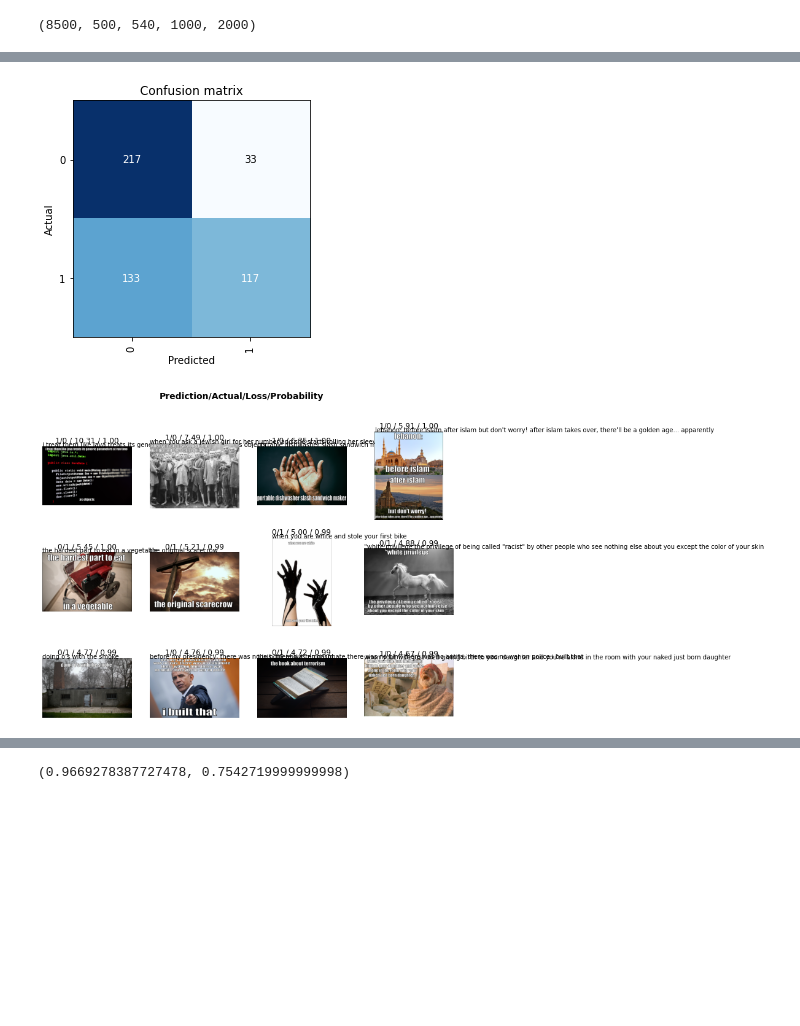
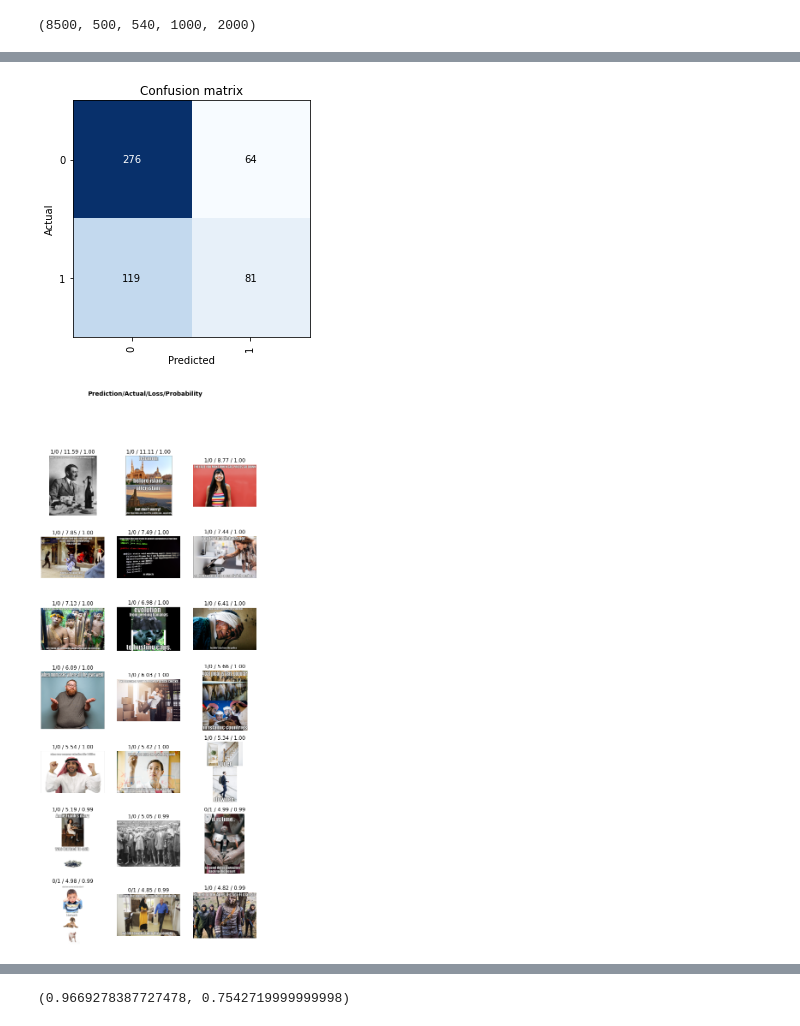
Before and after one commit to slawekslex/dl_experiments, a Jupyter notebook: Hateful/VLP.ipynb, the cells around one changed output, grey strips where cells are left out. Cells and saved outputs as stored; diff of their text form; code cells hidden in the pictures; blank space fills up the shorter version.

```diff
--- a/Hateful/VLP.ipynb
+++ b/Hateful/VLP.ipynb
@@ -40,7 +40,7 @@ class ArgDummy(dict):
         return self[attr]
 args = ArgDummy()
 DATA_ROOT = '/mnt/ssd/data'
-HATE_FEAT_PATH = Path('/home/jupyter/hateful_features/region_feat_gvd_wo_bgd')
+HATE_FEAT_PATH = Path('/home/jupyter/hateful_features_p2/region_feat_gvd_wo_bgd')
 
 args['bert_model'] = 'bert-base-cased' #Bert pre-trained model selected
 args['seed'] = 123 #random seed for initialization
@@ -129,9 +129,10 @@ len(train), len(dev_seen),len(dev_unseen),len(test_seen),len(test_unseen)
 (8500, 500, 540, 1000, 2000)
 # %%
 train['is_valid'] = False
-dev_seen['is_valid'] = False
+#dev_seen['is_valid'] = False
 dev_unseen['is_valid']=True
-data = pd.concat([train, dev_seen, dev_unseen])
+#data = pd.concat([train, dev_seen, dev_unseen])
+data = pd.concat([train, dev_unseen])
 # %%
 def load(idx, proc, q=None):
     return load_from_row(data.iloc[idx],proc, tokenizer, q)
@@ -249,0 +247,3 @@ Path('models/attempt23.pth')
+# %%
+#learn.save('attempt24')
+learn.load('attempt24')
@@ -280,7 +269,7 @@ weighted avg       0.70      0.67      0.65       500
 # %%
 interp.plot_confusion_matrix()
 # %% [output]
-[figure, old version]
+[figure, new version]
 # %%
 def plot_top_lossesss(self, k, largest=True, **kwargs):
         losses,idx = self.top_losses(k, largest)
@@ -295,9 +284,9 @@ def plot_top_lossesss(self, k, largest=True, **kwargs):
         x1,y1,outs = self.dl._pre_show_batch(b_out, max_n=k)
         plot_top_losses(x, y, its, self.decoded[idx], self.preds[idx], losses,  **kwargs)
 # %%
-plot_top_lossesss(interp, 12)
+plot_top_lossesss(interp, 54, ncols=3)
 # %% [output]
-[figure, old version]
+[figure, new version]
 # %%
 preds_v = learn.get_preds(dl = dls.valid)
 # %% [output]
```
Also changed, not shown: parts of 8 cells of this notebook, 2 other files.
